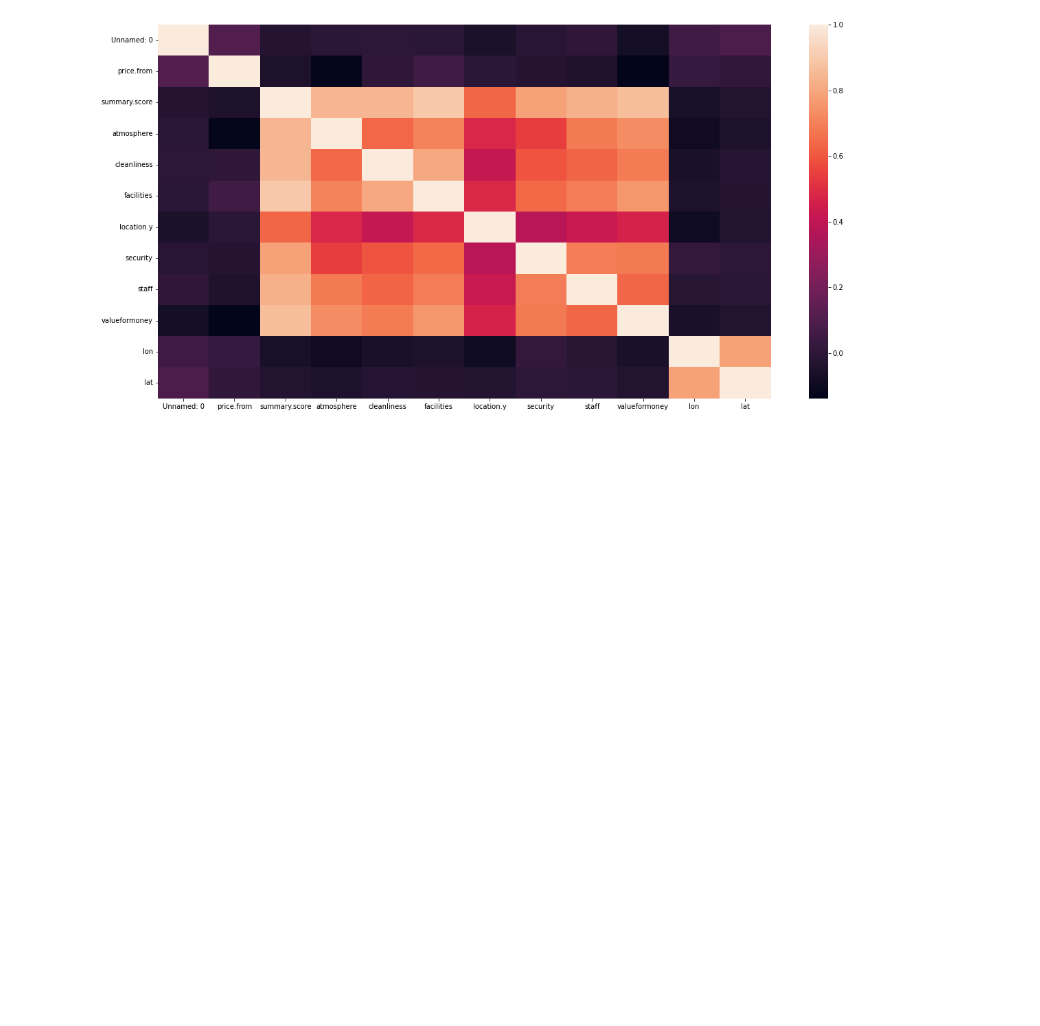
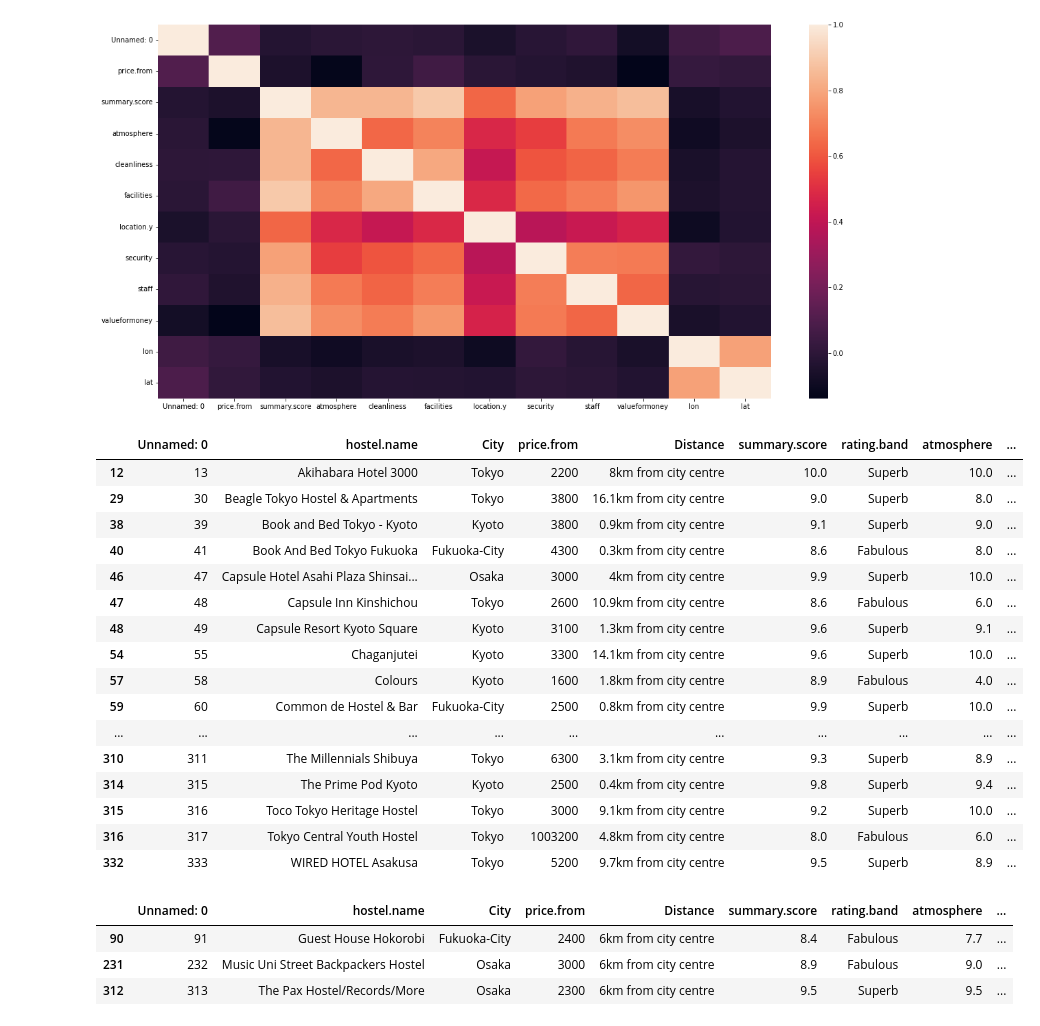
Before and after one commit to jacobgonza/hack-the-hood-work, a Jupyter notebook: housing-data/housing_data_analysis.ipynb, the cells around one changed output. Saved outputs shown, nothing was run; the diff lists cells and outputs as text; code cells hidden in the pictures; blank space fills up the shorter version.

```diff
--- a/housing-data/housing_data_analysis.ipynb
+++ b/housing-data/housing_data_analysis.ipynb
@@ -106,3 +116,46 @@ sns.heatmap(correlation, xticklabels=correlation.columns,yticklabels=correlation
 # %% [output]
 <AxesSubplot:>
 [figure]
+# %%
+clean_hostel = []
+
+for index, row in hostel_data.iterrows():
+    if row["cleanliness"] == 10:
+        clean_hostel.append(row)
+
+clean_hostel = pd.DataFrame(clean_hostel)
+
+clean_hostel
+# %% [output]
+|  | Unnamed: 0 | hostel.name | City | price.from | Distance | summary.score | rating.band | atmosphere | ... |
+| 12 | 13 | Akihabara Hotel 3000 | Tokyo | 2200 | 8km from city centre | 10.0 | Superb | 10.0 | ... |
+| 29 | 30 | Beagle Tokyo Hostel & Apartments | Tokyo | 3800 | 16.1km from city centre | 9.0 | Superb | 8.0 | ... |
+| 38 | 39 | Book and Bed Tokyo - Kyoto | Kyoto | 3800 | 0.9km from city centre | 9.1 | Superb | 9.0 | ... |
+| 40 | 41 | Book And Bed Tokyo Fukuoka | Fukuoka-City | 4300 | 0.3km from city centre | 8.6 | Fabulous | 8.0 | ... |
+| 46 | 47 | Capsule Hotel Asahi Plaza Shinsai... | Osaka | 3000 | 4km from city centre | 9.9 | Superb | 10.0 | ... |
+| 47 | 48 | Capsule Inn Kinshichou | Tokyo | 2600 | 10.9km from city centre | 8.6 | Fabulous | 6.0 | ... |
+| 48 | 49 | Capsule Resort Kyoto Square | Kyoto | 3100 | 1.3km from city centre | 9.6 | Superb | 9.1 | ... |
+| 54 | 55 | Chaganjutei | Kyoto | 3300 | 14.1km from city centre | 9.6 | Superb | 10.0 | ... |
+| 57 | 58 | Colours | Kyoto | 1600 | 1.8km from city centre | 8.9 | Fabulous | 4.0 | ... |
+| 59 | 60 | Common de Hostel & Bar | Fukuoka-City | 2500 | 0.8km from city centre | 9.9 | Superb | 10.0 | ... |
+| ... | ... | ... | ... | ... | ... | ... | ... | ... | ... |
+| 310 | 311 | The Millennials Shibuya | Tokyo | 6300 | 3.1km from city centre | 9.3 | Superb | 8.9 | ... |
+| 314 | 315 | The Prime Pod Kyoto | Kyoto | 2500 | 0.4km from city centre | 9.8 | Superb | 9.4 | ... |
+| 315 | 316 | Toco Tokyo Heritage Hostel | Tokyo | 3000 | 9.1km from city centre | 9.2 | Superb | 10.0 | ... |
+| 316 | 317 | Tokyo Central Youth Hostel | Tokyo | 1003200 | 4.8km from city centre | 8.0 | Fabulous | 6.0 | ... |
+| 332 | 333 | WIRED HOTEL Asakusa | Tokyo | 5200 | 9.7km from city centre | 9.5 | Superb | 8.9 | ... |
+# %%
+close_hostel = []
+
+for index, row in hostel_data.iterrows():
+    if row["Distance"] == "6km from city centre":
+        close_hostel.append(row)
+
+close_hostel = pd.DataFrame(close_hostel)
+
+close_hostel
+# %% [output]
+|  | Unnamed: 0 | hostel.name | City | price.from | Distance | summary.score | rating.band | atmosphere | ... |
+| 90 | 91 | Guest House Hokorobi | Fukuoka-City | 2400 | 6km from city centre | 8.4 | Fabulous | 7.7 | ... |
+| 231 | 232 | Music Uni Street Backpackers Hostel | Osaka | 3000 | 6km from city centre | 8.9 | Fabulous | 9.0 | ... |
+| 312 | 313 | The Pax Hostel/Records/More | Osaka | 2300 | 6km from city centre | 9.5 | Superb | 9.5 | ... |
```
Also changed, not shown: parts of 6 cells of this notebook.
